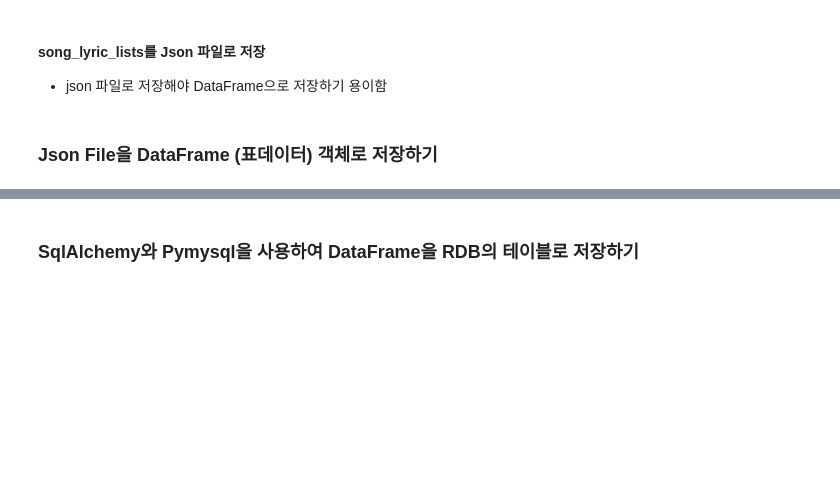
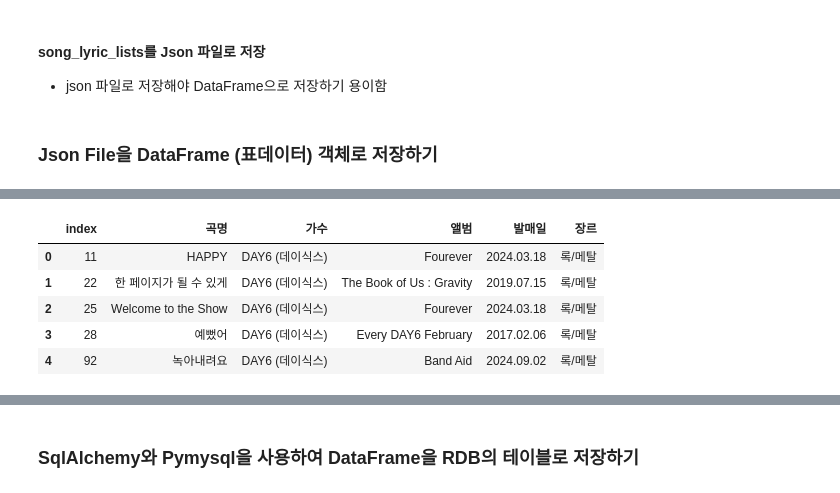
Before and after one commit to minju3212/Python_Webscraping_Analysis, a Jupyter notebook: 04.Melon100차트_데이터파싱_DB저장.ipynb, the cells around one changed output, grey strips where cells are left out. Drawn from its saved outputs; the diff is of its cells as text; code cells hidden in the pictures; blank space fills up the shorter version.

```diff
--- a/04.Melon100차트_데이터파싱_DB저장.ipynb
+++ b/04.Melon100차트_데이터파싱_DB저장.ipynb
@@ -147,0 +258,10 @@ Name: count, dtype: int64
+# %%
+# 조건을 만족하는 특정 row와 slicing으로 선택된 컬럼이 출력된다.
+song_df.loc[song_df['가수'] == 'DAY6 (데이식스)','곡명':'장르'].reset_index()
+# %% [output]
+|  | index | 곡명 | 가수 | 앨범 | 발매일 | 장르 |
+| 0 | 11 | HAPPY | DAY6 (데이식스) | Fourever | 2024.03.18 | 록/메탈 |
+| 1 | 22 | 한 페이지가 될 수 있게 | DAY6 (데이식스) | The Book of Us : Gravity | 2019.07.15 | 록/메탈 |
+| 2 | 25 | Welcome to the Show | DAY6 (데이식스) | Fourever | 2024.03.18 | 록/메탈 |
+| 3 | 28 | 예뻤어 | DAY6 (데이식스) | Every DAY6 February | 2017.02.06 | 록/메탈 |
+| 4 | 92 | 녹아내려요 | DAY6 (데이식스) | Band Aid | 2024.09.02 | 록/메탈 |
```
Also changed, not shown: parts of 23 cells of this notebook, 2 other files.
